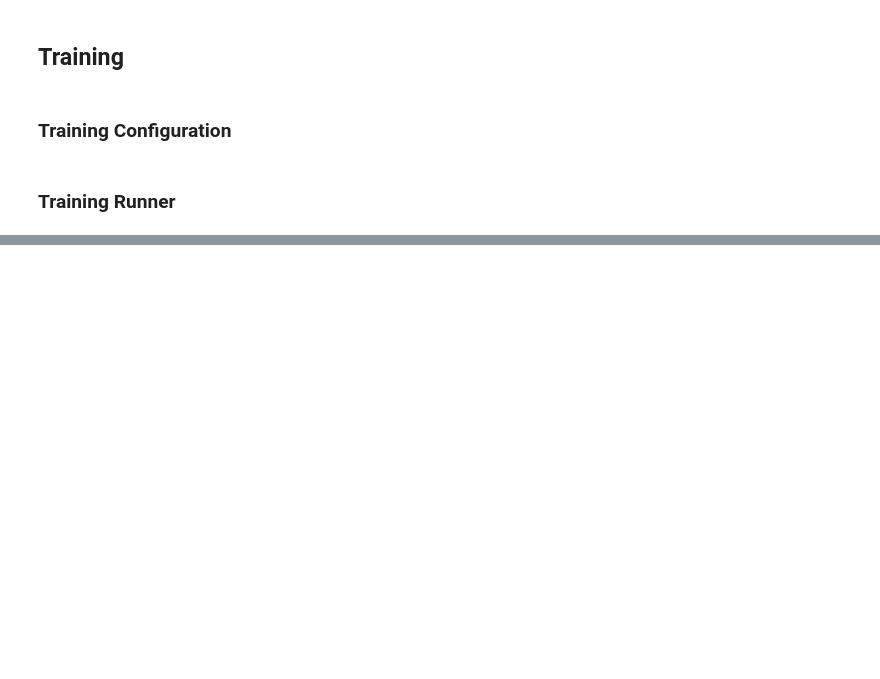
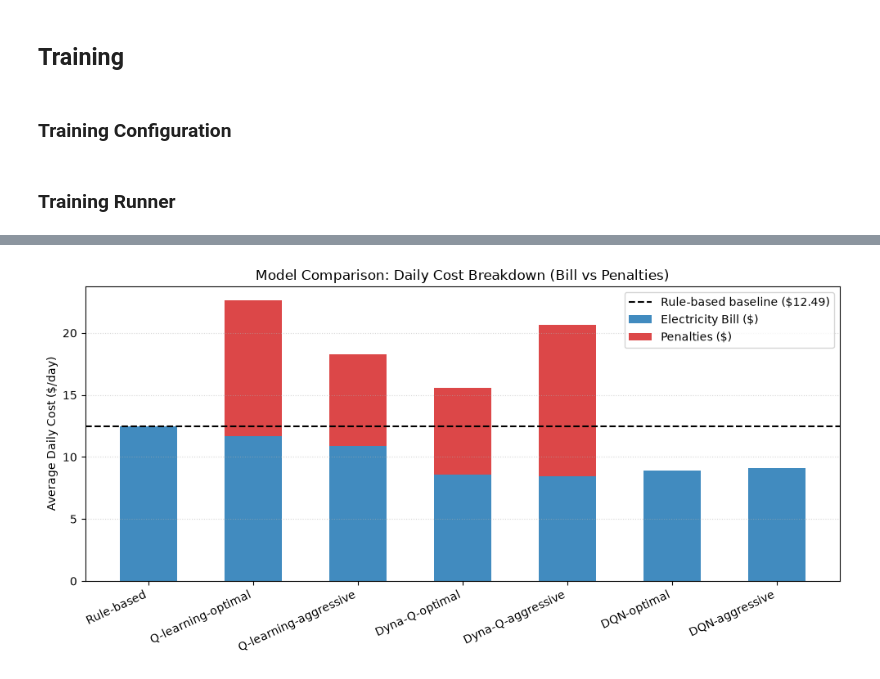
Before and after one commit to climerman/curtin-comp6008-g17-2026, a Jupyter notebook: solar_models_final.ipynb, the cells around one changed output, grey strips where cells are left out. Drawn from its saved outputs; the diff is of its cells as text; code cells hidden in the pictures; blank space fills up the shorter version.

```diff
--- a/solar_models_final.ipynb
+++ b/solar_models_final.ipynb
@@ -891,0 +891,28 @@ DQN-aggressive                -25.22       7.75           17.47      25.22
+# %%
+# ---------------------------------------------------------------------------
+# Bill & Penalty bar chart
+# ---------------------------------------------------------------------------
+models = list(results.keys())
+bills = [results[m]["bill"] for m in models]
+penalties = [results[m]["penalty"] for m in models]
+total_costs = [results[m]["cost"] for m in models]
+
+x = np.arange(len(models))
+width = 0.55
+
+plt.figure(figsize=(10, 5))
+plt.bar(x, bills, width, label="Electricity Bill ($)", color="#1f77b4", alpha=0.85)
+plt.bar(x, penalties, width, bottom=bills, label="Penalties ($)", color="#d62728", alpha=0.85)
+
+rule_cost = results["Rule-based"]["cost"]
+plt.axhline(rule_cost, color="black", linestyle="--", linewidth=1.5, label=f"Rule-based baseline (${rule_cost:.2f})")
+
+plt.xticks(x, models, rotation=25, ha="right")
+plt.ylabel("Average Daily Cost ($/day)")
+plt.title("Model Comparison: Daily Cost Breakdown (Bill vs Penalties)")
+plt.legend(loc="upper right")
+plt.grid(axis="y", linestyle=":", alpha=0.5)
+plt.tight_layout()
+plt.show()
+# %% [output]
+[figure, added]
```
Also changed, not shown: parts of 3 cells of this notebook.
